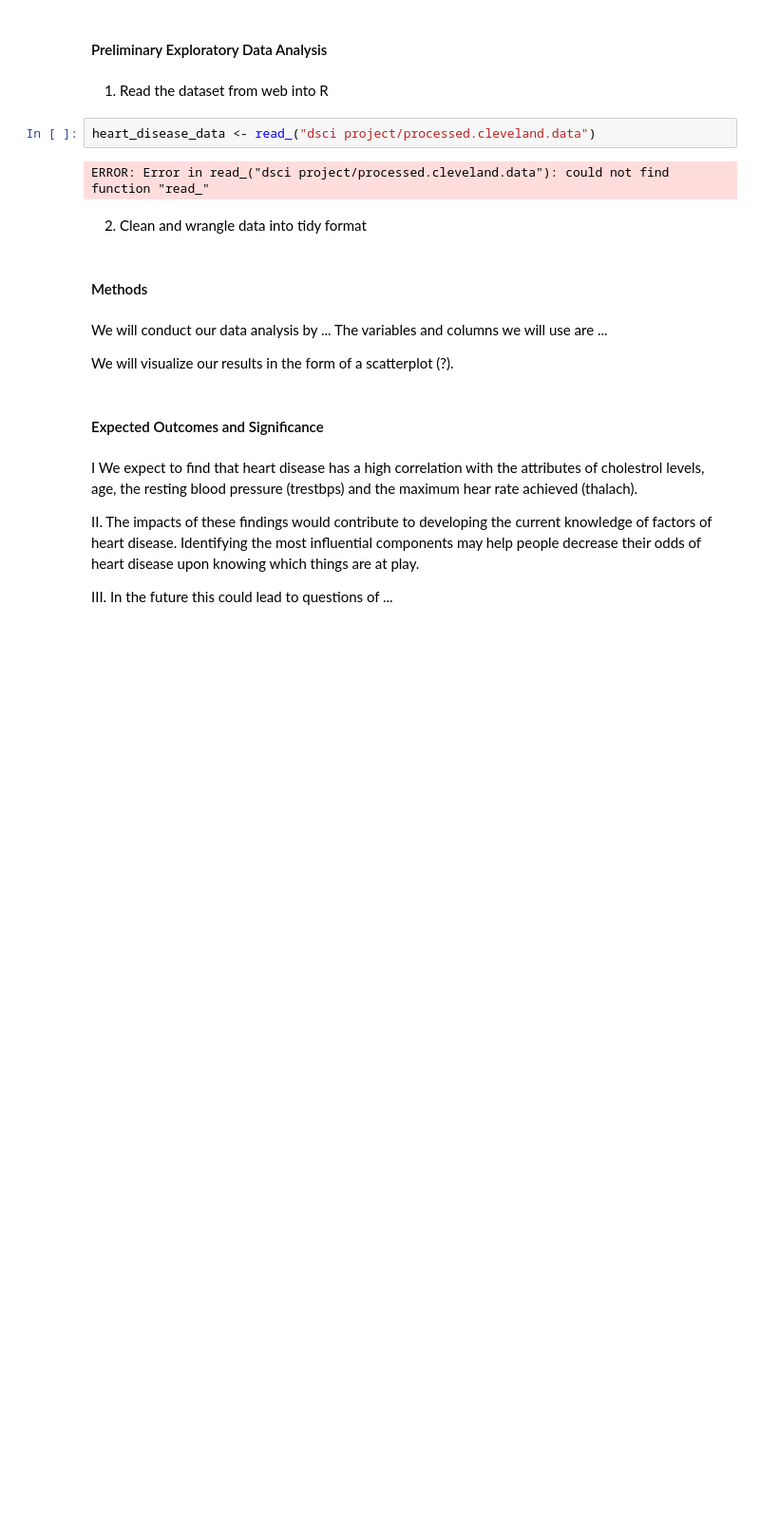
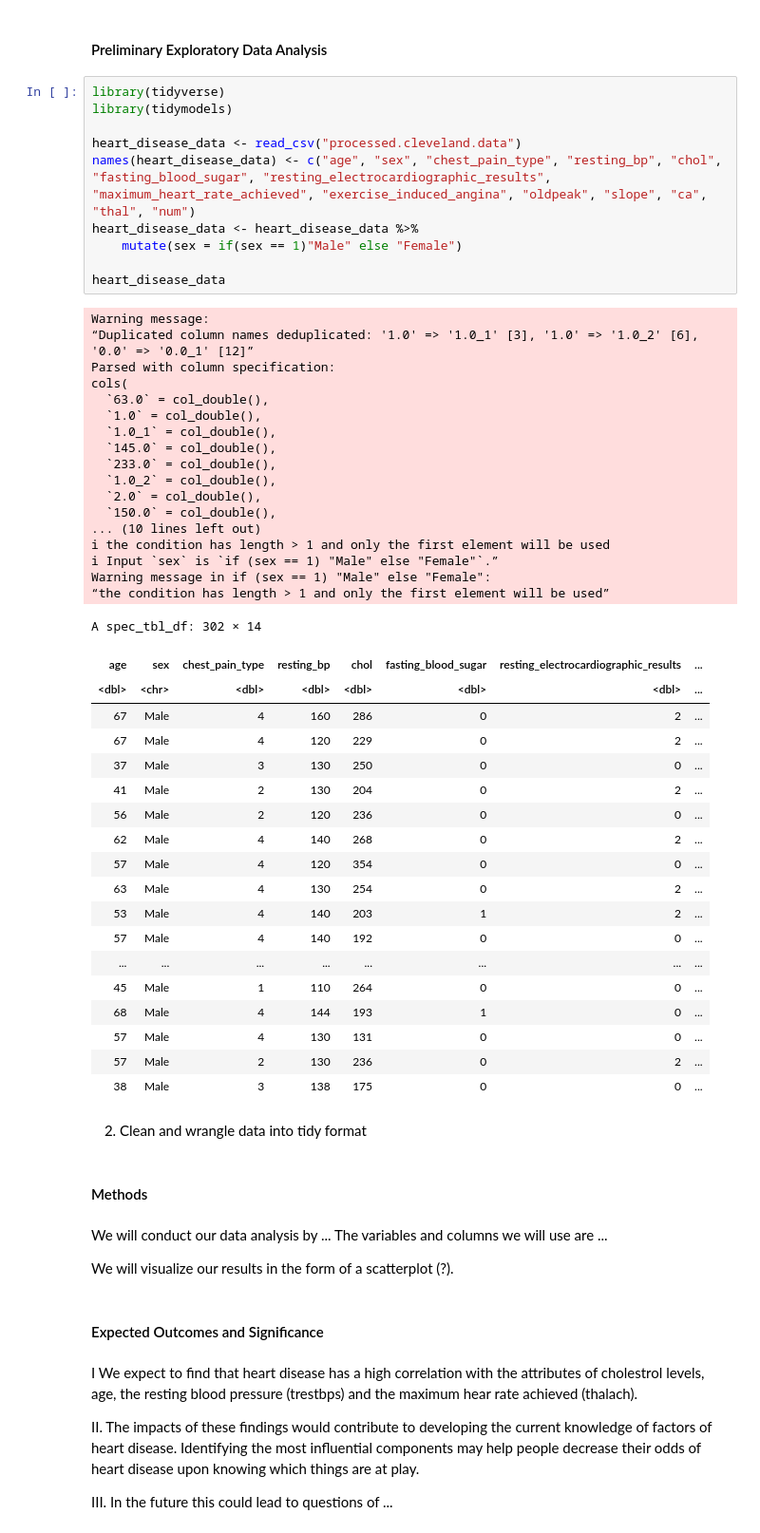
Before and after one commit to daphnetian/dsci-100-group-project, a Jupyter notebook: DSCI Project Proposal.ipynb, the cells around one changed output. Shown at 95% size. Saved outputs shown, nothing was run; the diff lists cells and outputs as text; blank space fills up the shorter version.

```diff
--- a/DSCI Project Proposal.ipynb
+++ b/DSCI Project Proposal.ipynb
@@ -12,12 +12,53 @@ II. The question we will attempt to answer with this project is: Which attribute
 III. The dataset used for this project is the 'Heart Disease Data Set' provided by the UCL Machine Learning Repository. The database contains 76 attributes, but we will only categorize a subset of 5-10 of them, of which is already known to be common indication of heart disease. Additionally, only the Cleveland sub database will be used, as it is the only one only by ML researchers to this date. (Or try Hungary/Switzerland?)
 # %% [markdown]
 #### Preliminary Exploratory Data Analysis
-# %% [markdown]
-1. Read the dataset from web into R
-# %%
-heart_disease_data <- read_("dsci project/processed.cleveland.data")
-# %% [output]
-ERROR: Error in read_("dsci project/processed.cleveland.data"): could not find function "read_"
+# %%
+library(tidyverse)
+library(tidymodels)
+
+heart_disease_data <- read_csv("processed.cleveland.data")
+names(heart_disease_data) <- c("age", "sex", "chest_pain_type", "resting_bp", "chol", "fasting_blood_sugar", "resting_electrocardiographic_results", "maximum_heart_rate_achieved", "exercise_induced_angina", "oldpeak", "slope", "ca", "thal", "num")
+heart_disease_data <- heart_disease_data %>%
+    mutate(sex = if(sex == 1)"Male" else "Female")
+
+heart_disease_data
+# %% [output]
+Warning message:
+“Duplicated column names deduplicated: '1.0' => '1.0_1' [3], '1.0' => '1.0_2' [6], '0.0' => '0.0_1' [12]”
+Parsed with column specification:
+cols(
+  `63.0` = col_double(),
+  `1.0` = col_double(),
+  `1.0_1` = col_double(),
+  `145.0` = col_double(),
+  `233.0` = col_double(),
+  `1.0_2` = col_double(),
+  `2.0` = col_double(),
+  `150.0` = col_double(),
+... (10 lines left out)
+ℹ the condition has length > 1 and only the first element will be used
+ℹ Input `sex` is `if (sex == 1) "Male" else "Female"`.”
+Warning message in if (sex == 1) "Male" else "Female":
+“the condition has length > 1 and only the first element will be used”
+A spec_tbl_df: 302 × 14
+| age | sex | chest_pain_type | resting_bp | chol | fasting_blood_sugar | resting_electrocardiographic_results | ... |
+| <dbl> | <chr> | <dbl> | <dbl> | <dbl> | <dbl> | <dbl> | ... |
+| 67 | Male | 4 | 160 | 286 | 0 | 2 | ... |
+| 67 | Male | 4 | 120 | 229 | 0 | 2 | ... |
+| 37 | Male | 3 | 130 | 250 | 0 | 0 | ... |
+| 41 | Male | 2 | 130 | 204 | 0 | 2 | ... |
+| 56 | Male | 2 | 120 | 236 | 0 | 0 | ... |
+| 62 | Male | 4 | 140 | 268 | 0 | 2 | ... |
+| 57 | Male | 4 | 120 | 354 | 0 | 0 | ... |
+| 63 | Male | 4 | 130 | 254 | 0 | 2 | ... |
+| 53 | Male | 4 | 140 | 203 | 1 | 2 | ... |
+| 57 | Male | 4 | 140 | 192 | 0 | 0 | ... |
+| ... | ... | ... | ... | ... | ... | ... | ... |
+| 45 | Male | 1 | 110 | 264 | 0 | 0 | ... |
+| 68 | Male | 4 | 144 | 193 | 1 | 0 | ... |
+| 57 | Male | 4 | 130 | 131 | 0 | 0 | ... |
+| 57 | Male | 2 | 130 | 236 | 0 | 2 | ... |
+| 38 | Male | 3 | 138 | 175 | 0 | 0 | ... |
 # %% [markdown]
 2. Clean and wrangle data into tidy format
 # %% [markdown]
```
Also changed, not shown: parts of 3 cells of this notebook.
